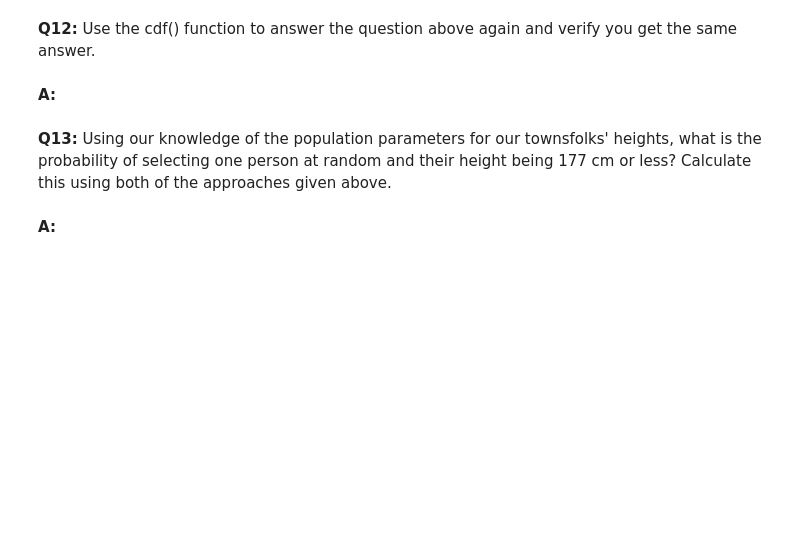
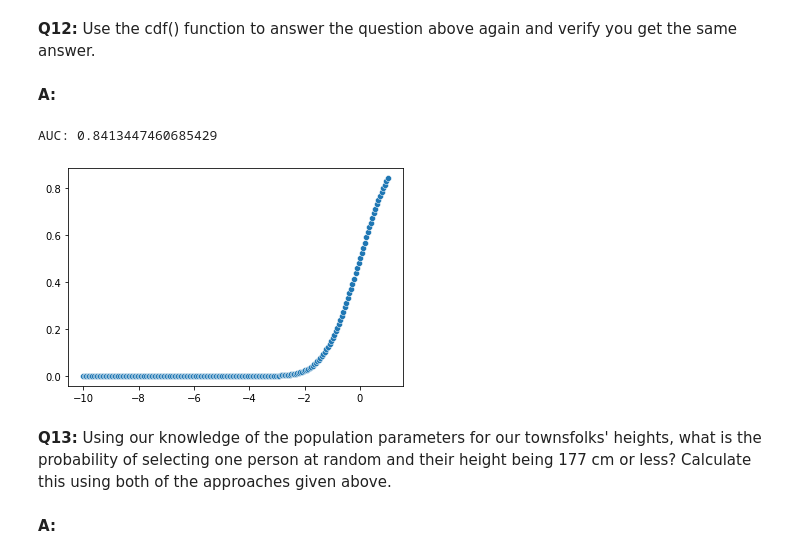
Before and after one commit to watchful-cluckets/springboard_dsci_career_track, a Jupyter notebook: unit_11_python_stats_eda/notebooks/frequentist_inference_case_study_part_a.ipynb, the cells around one changed output. Cells and saved outputs as stored; diff of their text form; code cells hidden in the pictures; blank space fills up the shorter version.

```diff
--- a/unit_11_python_stats_eda/notebooks/frequentist_inference_case_study_part_a.ipynb
+++ b/unit_11_python_stats_eda/notebooks/frequentist_inference_case_study_part_a.ipynb
@@ -206,6 +290,15 @@ Calculating this probability involved calculating the area under the curve from
 __Q12:__ Use the cdf() function to answer the question above again and verify you get the same answer.
 # %% [markdown]
 __A:__
+# %%
+# estimate the cdf up to 1
+x = np.linspace(-10, 1, 200)
+cdf = norm.cdf(x)
+sns.scatterplot(x=x, y=cdf)
+print(f"AUC: {cdf[-1]}")
+# %% [output]
+AUC: 0.8413447460685429
+[figure, added]
 # %% [markdown]
 __Q13:__ Using our knowledge of the population parameters for our townsfolks' heights, what is the probability of selecting one person at random and their height being 177 cm or less? Calculate this using both of the approaches given above.
 # %% [markdown]
```
Also changed, not shown: parts of 33 cells of this notebook.
